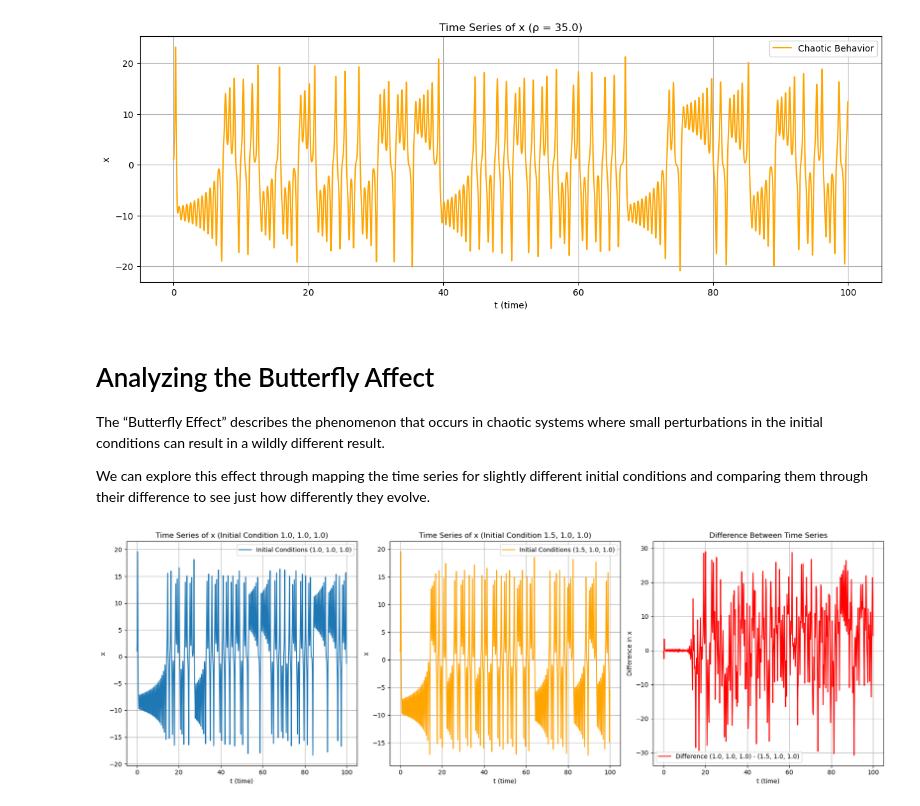
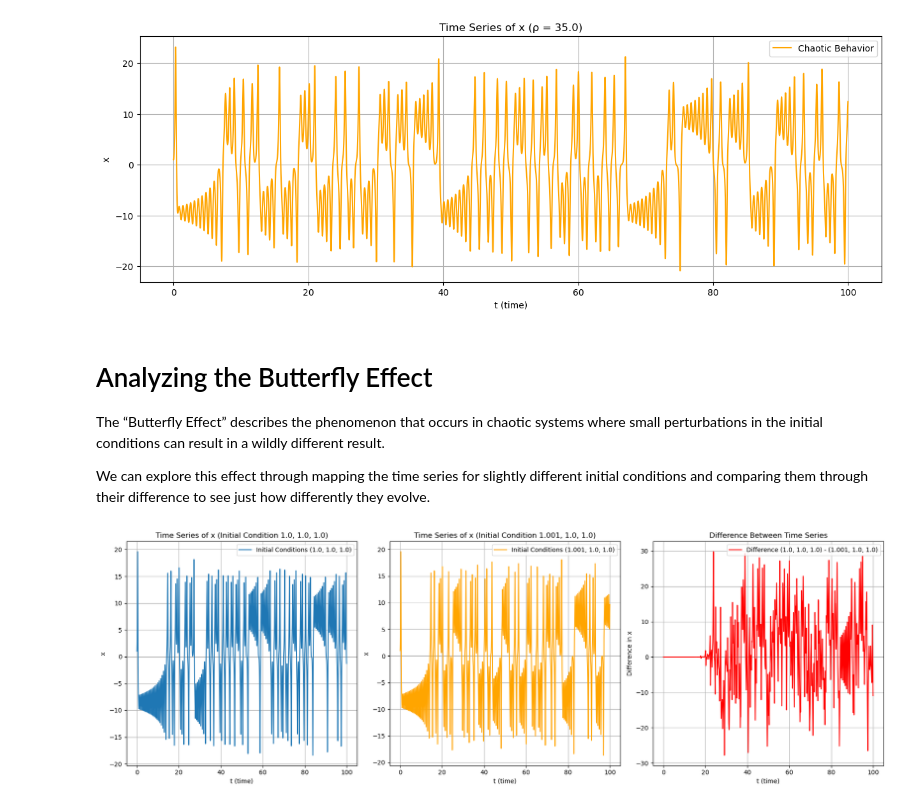
Before and after one commit to emilyebell/physics77capstone, a Jupyter notebook: Lorenz Time Series.ipynb, the cells around one changed output. Cells and saved outputs as stored; diff of their text form; code cells hidden in the pictures.

Commit message:
Made Initial Conditions Closer

```diff
--- a/Lorenz Time Series.ipynb
+++ b/Lorenz Time Series.ipynb
@@ -84,7 +84,7 @@ for rho in rho_chaotic:
 [figure]
 [figure]
 # %% [markdown]
-# Analyzing the Butterfly Affect
+# Analyzing the Butterfly Effect
 
 The “Butterfly Effect” describes the phenomenon that occurs in chaotic systems where small perturbations in the initial conditions can result in a wildly different result.
 
@@ -101,7 +101,7 @@ num_iterations = int((t_span[1] - t_span[0]) / dt)  # Number of iterations
 # Initial conditions, only slightly different from one another to show comparison
 initial_conditions = [
     [1.0, 1.0, 1.0],
-    [1.5, 1.0, 1.0]
+    [1.001, 1.0, 1.0]
 ]
 
 # Time evaluation points
@@ -126,34 +126,34 @@ end = len(t_eval)  # Adjust based on the desired number of points to display
 
 plt.figure(figsize=(18, 6))
 
 #first set of intial conditions
 plt.subplot(1, 3, 1)
 plt.plot(t_eval[start:end], x_series1[start:end], label='Initial Conditions (1.0, 1.0, 1.0)')
 plt.xlabel('t (time)')
 plt.ylabel('x')
 plt.title('Time Series of x (Initial Condition 1.0, 1.0, 1.0)')
 plt.legend()
 plt.grid(True)
 
 #second set of intial conditions
 plt.subplot(1, 3, 2)
-plt.plot(t_eval[start:end], x_series2[start:end], label='Initial Conditions (1.5, 1.0, 1.0)', color='orange')
+plt.plot(t_eval[start:end], x_series2[start:end], label='Initial Conditions (1.001, 1.0, 1.0)', color='orange')
 plt.xlabel('t (time)')
 plt.ylabel('x')
-plt.title('Time Series of x (Initial Condition 1.5, 1.0, 1.0)')
+plt.title('Time Series of x (Initial Condition 1.001, 1.0, 1.0)')
 plt.legend()
 plt.grid(True)
 
 #difference between time series
 plt.subplot(1, 3, 3)
-plt.plot(t_eval[start:end], difference_series[start:end], label='Difference (1.0, 1.0, 1.0) - (1.5, 1.0, 1.0)', color='red')
+plt.plot(t_eval[start:end], difference_series[start:end], label='Difference (1.0, 1.0, 1.0) - (1.001, 1.0, 1.0)', color='red')
 plt.xlabel('t (time)')
 plt.ylabel('Difference in x')
 plt.title('Difference Between Time Series')
 plt.legend()
 plt.grid(True)
 
 plt.tight_layout()
 plt.show()
 # %% [output]
-[figure, old version]
+[figure, new version]
```
